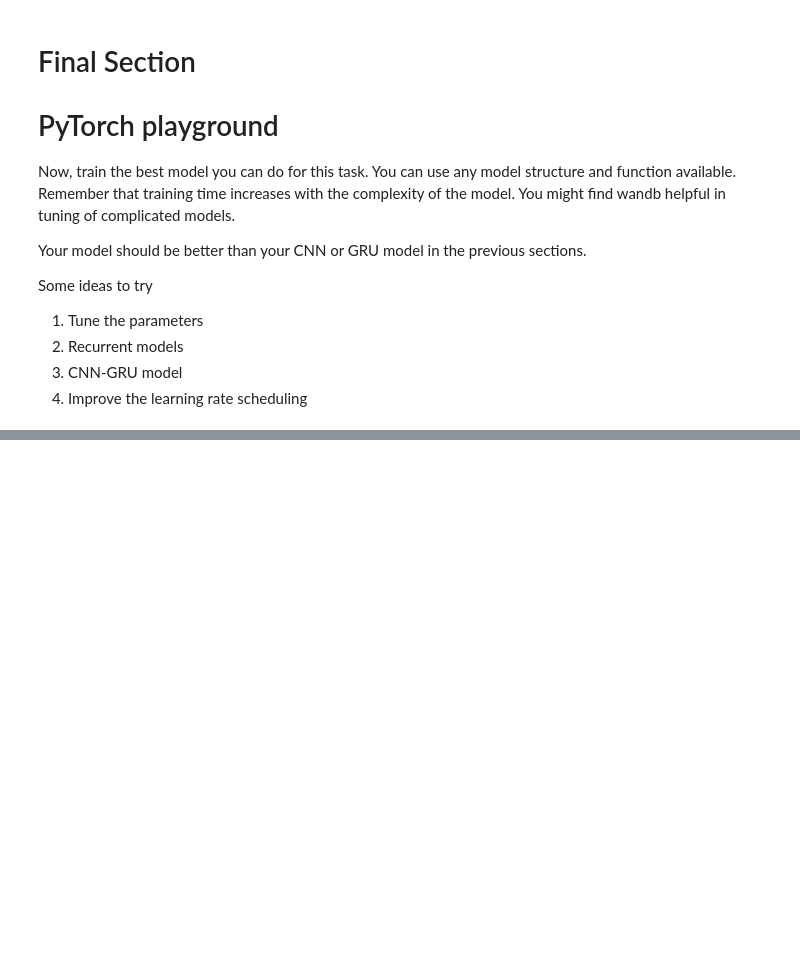
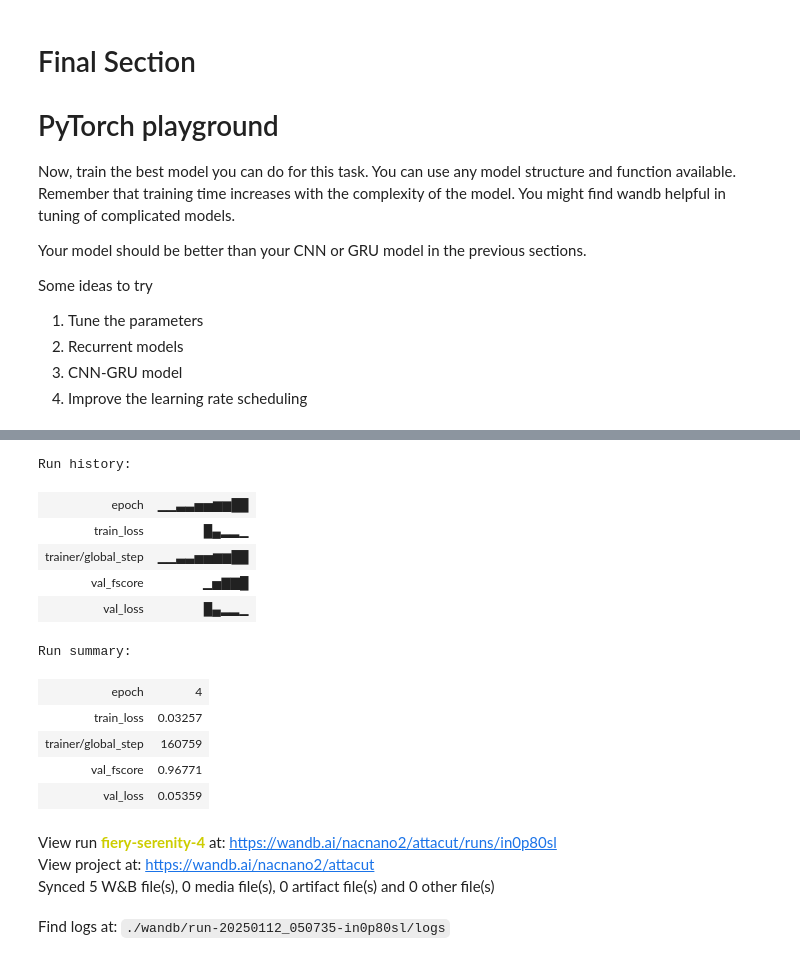
Before and after one commit to Nacnano/my-chula-courses, a Jupyter notebook: 2110572-nlp-sys/codes/L01_Intro&Tokenization/6531313221_hw1-2-neural-network-tokenization-to-student-2024.ipynb, the cells around one changed output, grey strips where cells are left out. Drawn from its saved outputs; the diff is of its cells as text; code cells hidden in the pictures; blank space fills up the shorter version.

```diff
--- a/2110572-nlp-sys/codes/L01_Intro&Tokenization/6531313221_hw1-2-neural-network-tokenization-to-student-2024.ipynb
+++ b/2110572-nlp-sys/codes/L01_Intro&Tokenization/6531313221_hw1-2-neural-network-tokenization-to-student-2024.ipynb
@@ -1133,0 +1180,3 @@ start training
+# %%
+wandb.finish()
+# %% [output]
@@ -1134,3 +1184,19 @@ start training
+Run history:
+| epoch | ▁▁▃▃▅▅▆▆██ |
+| train_loss | █▄▂▂▁ |
+| trainer/global_step | ▁▁▃▃▅▅▆▆██ |
+| val_fscore | ▁▅▇▇█ |
+| val_loss | █▄▂▂▁ |
+Run summary:
+| epoch | 4 |
+| train_loss | 0.03257 |
+| trainer/global_step | 160759 |
+| val_fscore | 0.96771 |
+| val_loss | 0.05359 |
+View run fiery-serenity-4 at: https://wandb.ai/nacnano2/attacut/runs/in0p80sl
+View project at: https://wandb.ai/nacnano2/attacut
+Synced 5 W&B file(s), 0 media file(s), 0 artifact file(s) and 0 other file(s)
+Find logs at: ./wandb/run-20250112_050735-in0p80sl/logs
 # %%
 # Load best model and evaluate
 print(f"Best model saved at {best_model_checkpoint.best_model_path}")
```
Also changed, not shown: parts of 14 cells of this notebook, 1 other file.
